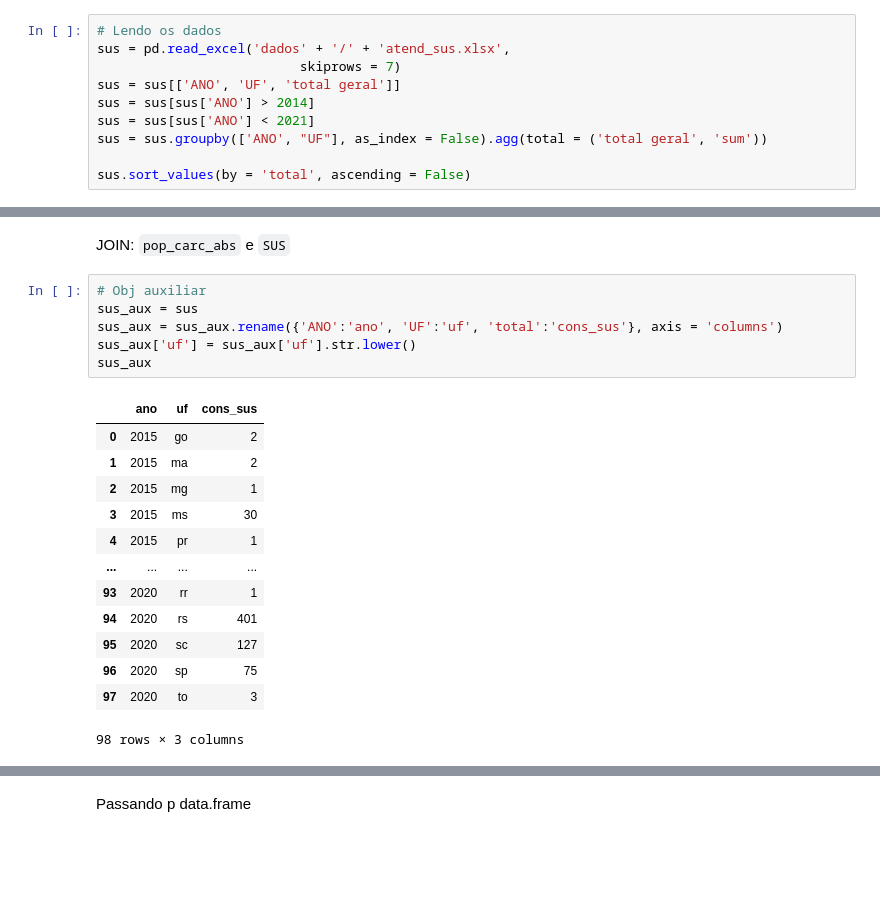
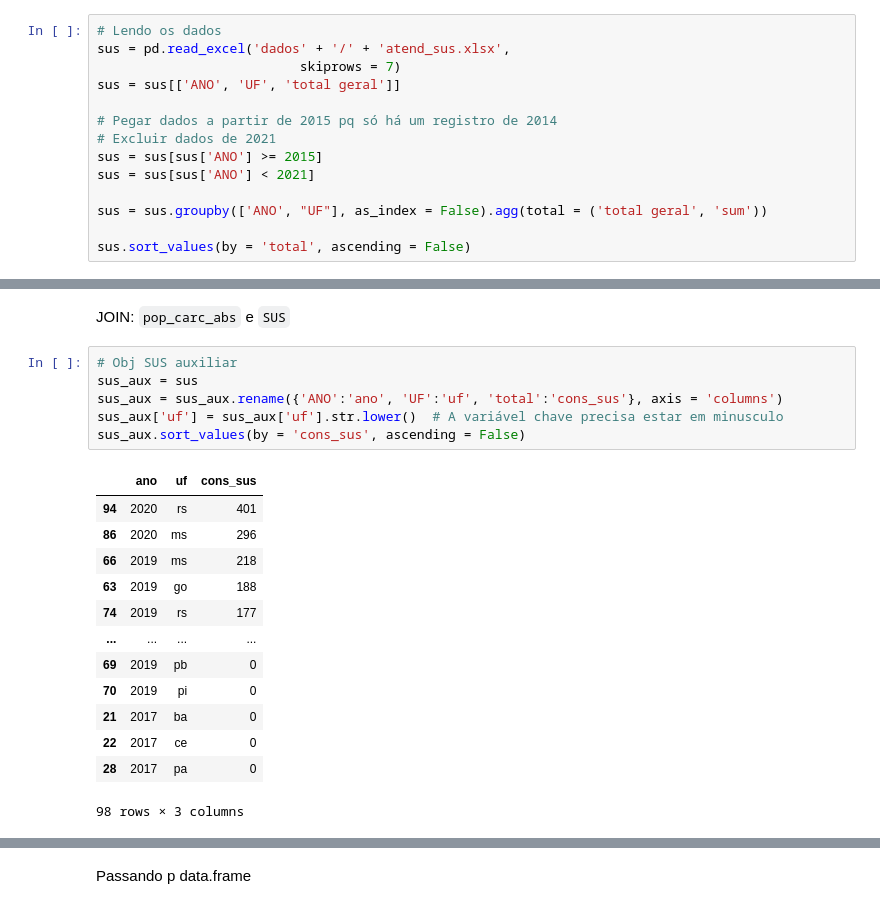
Before and after one commit to larissasayurifutino/depressao_pop_carcer, a Jupyter notebook: SRC/03_sisdepen_data_analysis.ipynb, the cells around one changed output, grey strips where cells are left out. Drawn from its saved outputs; the diff is of its cells as text; blank space fills up the shorter version.

```diff
--- a/SRC/03_sisdepen_data_analysis.ipynb
+++ b/SRC/03_sisdepen_data_analysis.ipynb
@@ -284,8 +455,12 @@ Dados Depressão
 sus = pd.read_excel('dados' + '/' + 'atend_sus.xlsx',
                           skiprows = 7)
 sus = sus[['ANO', 'UF', 'total geral']]
-sus = sus[sus['ANO'] > 2014]
+
+# Pegar dados a partir de 2015 pq só há um registro de 2014
+# Excluir dados de 2021
+sus = sus[sus['ANO'] >= 2015]
 sus = sus[sus['ANO'] < 2021]
+
 sus = sus.groupby(['ANO', "UF"], as_index = False).agg(total = ('total geral', 'sum'))
 
 sus.sort_values(by = 'total', ascending = False)
@@ -411,23 +589,23 @@ ggplot(data = sus_8uf,
 # %% [markdown]
 JOIN: `pop_carc_abs` e `SUS`
 # %%
-# Obj auxiliar
+# Obj SUS auxiliar
 sus_aux = sus
 sus_aux = sus_aux.rename({'ANO':'ano', 'UF':'uf', 'total':'cons_sus'}, axis = 'columns')
-sus_aux['uf'] = sus_aux['uf'].str.lower()
-sus_aux
+sus_aux['uf'] = sus_aux['uf'].str.lower()  # A variável chave precisa estar em minusculo
+sus_aux.sort_values(by = 'cons_sus', ascending = False)
 # %% [output]
 |  | ano | uf | cons_sus |
-| 0 | 2015 | go | 2 |
-| 1 | 2015 | ma | 2 |
-| 2 | 2015 | mg | 1 |
-| 3 | 2015 | ms | 30 |
-| 4 | 2015 | pr | 1 |
+| 94 | 2020 | rs | 401 |
+| 86 | 2020 | ms | 296 |
+| 66 | 2019 | ms | 218 |
+| 63 | 2019 | go | 188 |
+| 74 | 2019 | rs | 177 |
 | ... | ... | ... | ... |
-| 93 | 2020 | rr | 1 |
-| 94 | 2020 | rs | 401 |
-| 95 | 2020 | sc | 127 |
-| 96 | 2020 | sp | 75 |
-| 97 | 2020 | to | 3 |
+| 69 | 2019 | pb | 0 |
+| 70 | 2019 | pi | 0 |
+| 21 | 2017 | ba | 0 |
+| 22 | 2017 | ce | 0 |
+| 28 | 2017 | pa | 0 |
 98 rows × 3 columns
 # %%
```
Also changed, not shown: parts of 48 cells of this notebook.
